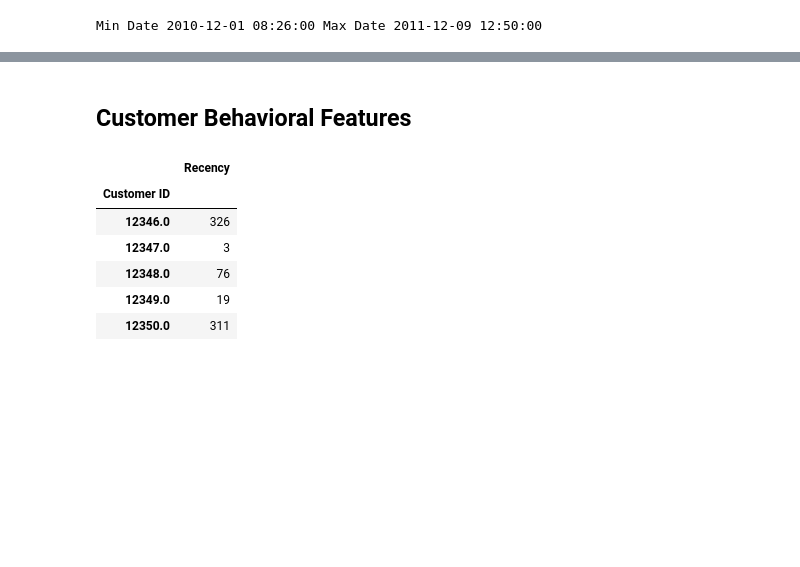
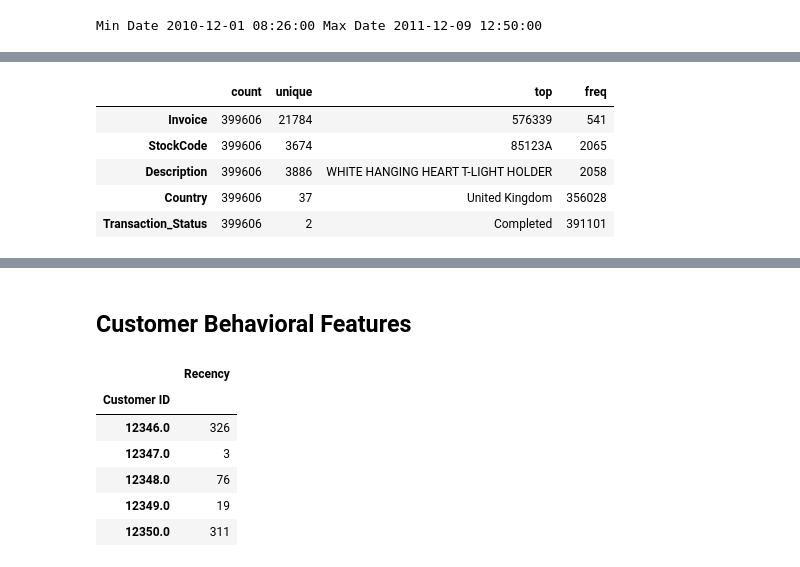
Before and after one commit to EduardoC15/Customer-Segmentation-for-e-commerce, a Jupyter notebook: e-commerce_EDA/e-commerce_RFM_Segmentation.ipynb, the cells around one changed output, grey strips where cells are left out. Saved outputs shown, nothing was run; the diff lists cells and outputs as text; code cells hidden in the pictures; blank space fills up the shorter version.

```diff
--- a/e-commerce_EDA/e-commerce_RFM_Segmentation.ipynb
+++ b/e-commerce_EDA/e-commerce_RFM_Segmentation.ipynb
@@ -286,0 +509,9 @@ Name: proportion, dtype: float64
+# %%
+df.describe(include='object').T
+# %% [output]
+|  | count | unique | top | freq |
+| Invoice | 399606 | 21784 | 576339 | 541 |
+| StockCode | 399606 | 3674 | 85123A | 2065 |
+| Description | 399606 | 3886 | WHITE HANGING HEART T-LIGHT HOLDER | 2058 |
+| Country | 399606 | 37 | United Kingdom | 356028 |
+| Transaction_Status | 399606 | 2 | Completed | 391101 |
```
Also changed, not shown: parts of 54 cells of this notebook, 1 other file.
